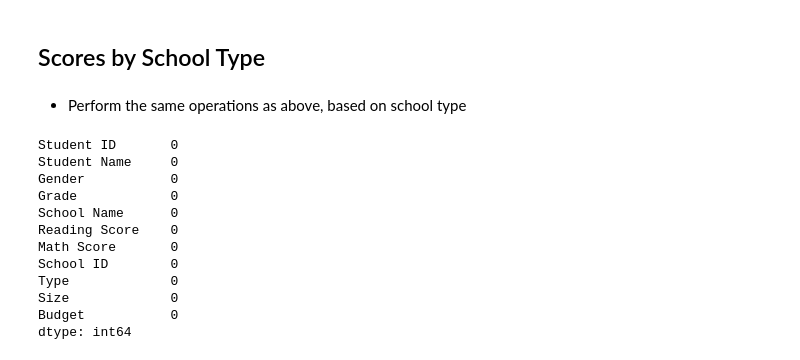
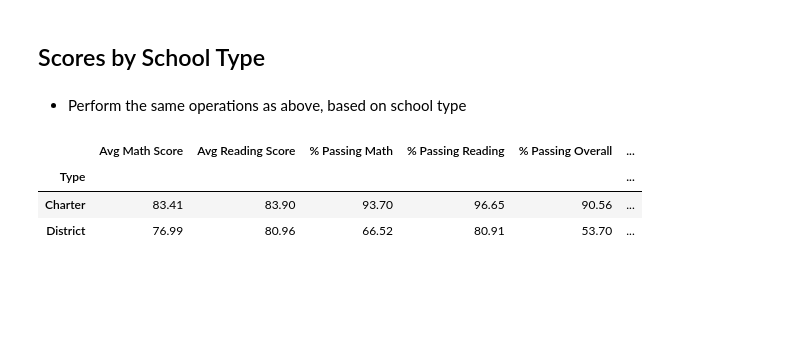
Before and after one commit to CCom20/pandas-challenge, a Jupyter notebook: pycityschools/PyCitySchools_starter.ipynb, the cells around one changed output. Cells and saved outputs as stored; diff of their text form; code cells hidden in the pictures; blank space fills up the shorter version.

```diff
--- a/pycityschools/PyCitySchools_starter.ipynb
+++ b/pycityschools/PyCitySchools_starter.ipynb
@@ -361,31 +364,35 @@ school_size_df
 ## Scores by School Type
 # %% [markdown]
 * Perform the same operations as above, based on school type
-# %%
-total_students = school_data_complete_df.groupby(["Type"])["Student ID"].count()
-
-school_type_avg_math = school_data_complete_df.groupby(["Type"])["Math Score"].mean()
-school_type_avg_reading = school_data_complete_df.groupby(["Type"])["Reading Score"].mean()
-
-charter_pass_math = school_data_complete_df.loc[(school_data_complete_df["Math Score"] >= 70) & school_data_complete_df["Type"] == "Charter"].count()
-
-
-# charter_avg_math = school_data_complete_df.loc[(school_data_complete_df["Math Score"]) & (school_data_complete_df["Type"] == "Charter")]["Math Score"].mean()
-# charter_avg_reading = school_data_complete_df.loc[(school_data_complete_df["Reading Score"] ) & (school_data_complete_df["Type"] == "Charter")]["Reading Score"].mean()
-
-school_type_performance_df = pd.DataFrame({"Avg Math Score": school_type_avg_math,
-                                           "Avg Reading Score": school_type_avg_reading })
-charter_pass_math
-# %% [output]
-Student ID       0
-Student Name     0
-Gender           0
-Grade            0
-School Name      0
-Reading Score    0
-Math Score       0
-School ID        0
-Type             0
-Size             0
-Budget           0
-dtype: int64
+# %%
+# Find the Total Number of Students by Type of School
+number_type_students = school_data_complete_df.groupby("Type")["Student ID"].count()
+
+# Find Avg Math and Reading Scores
+school_type_avg_math = round(school_data_complete_df.groupby(["Type"])["Math Score"].mean(), 2)
+school_type_avg_reading = round(school_data_complete_df.groupby(["Type"])["Reading Score"].mean(), 2)
+
+# Find the percent passing math
+perc_type_passing_math = round((school_data_complete_df.loc[school_data_complete_df["Math Score"] >= 70]["Type"].value_counts() / number_type_students) * 100, 2)
+
+# Find the percent passing reading
+perc_type_passing_reading = round((school_data_complete_df.loc[school_data_complete_df["Reading Score"] >= 70]["Type"].value_counts() / number_type_students) * 100, 2)
+
+# Find the percent passing math and reading
+perc_type_passing_reading_math = round((school_data_complete_df.loc[(school_data_complete_df["Math Score"] >= 70) & (school_data_complete_df["Reading Score"] >= 70) ]["Type"].value_counts() / number_type_students) * 100, 2)
+
+# Find average spend per student
+school_type_budget = round((school_data.groupby("Type")["Budget"].sum() / number_type_students), 2)
+
+school_type_performance_df = pd.DataFrame({"Avg Math Score": school_type_avg_math,
+                                           "Avg Reading Score": school_type_avg_reading,
+                                           "% Passing Math": perc_type_passing_math,
+                                           "% Passing Reading": perc_type_passing_reading,
+                                           "% Passing Overall": perc_type_passing_reading_math,
+                                           "Avg Spend Per Student": school_type_budget})
+school_type_performance_df
+# %% [output]
+|  | Avg Math Score | Avg Reading Score | % Passing Math | % Passing Reading | % Passing Overall | ... |
+| Type |  |  |  |  |  | ... |
+| Charter | 83.41 | 83.90 | 93.70 | 96.65 | 90.56 | ... |
+| District | 76.99 | 80.96 | 66.52 | 80.91 | 53.70 | ... |
```
Also changed, not shown: parts of 4 cells of this notebook.
